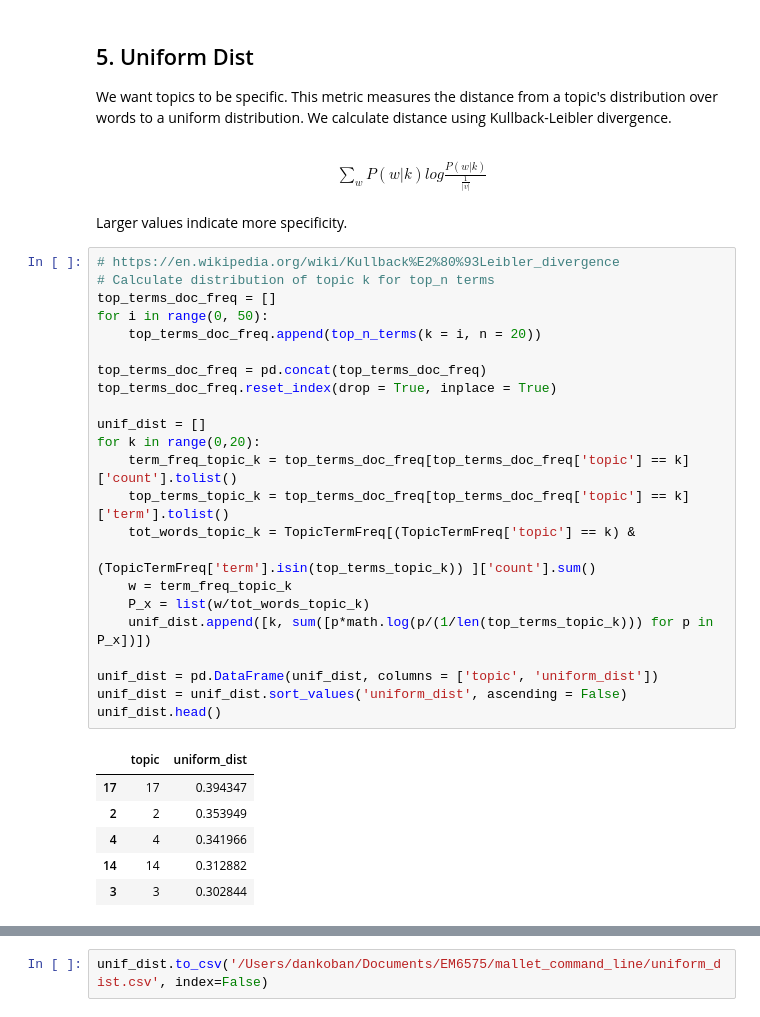
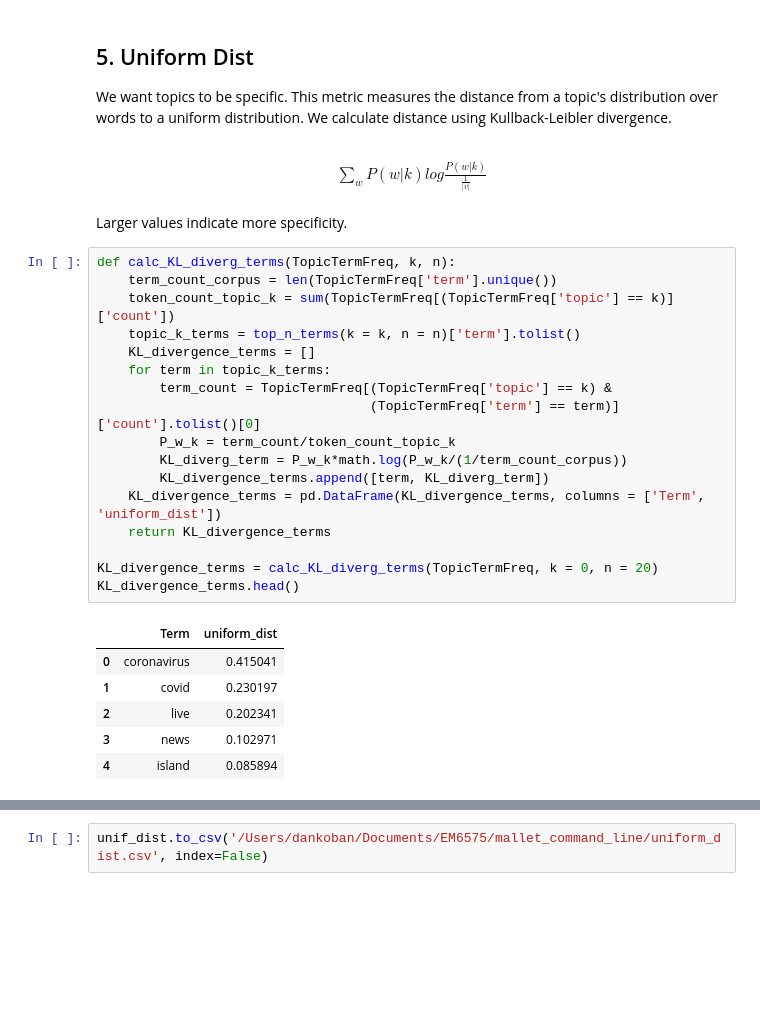
Before and after one commit to dkoban/lda_evaluation, a Jupyter notebook: model_evaluation.ipynb, the cells around one changed output, grey strips where cells are left out. Saved outputs shown, nothing was run; the diff lists cells and outputs as text; blank space fills up the shorter version.

```diff
--- a/model_evaluation.ipynb
+++ b/model_evaluation.ipynb
@@ -378,33 +378,27 @@ We want topics to be specific. This metric measures the distance from a topic's
 $\sum_wP(w|k)log\frac{P(w|k)}{\frac{1}{|v|}}$
 </center><br>
 Larger values indicate more specificity.
-# %%
-# https://en.wikipedia.org/wiki/Kullback%E2%80%93Leibler_divergence
-# Calculate distribution of topic k for top_n terms
-top_terms_doc_freq = []
-for i in range(0, 50):
-    top_terms_doc_freq.append(top_n_terms(k = i, n = 20))
-
-top_terms_doc_freq = pd.concat(top_terms_doc_freq)
-top_terms_doc_freq.reset_index(drop = True, inplace = True)
-
-unif_dist = []
-for k in range(0,20):
-    term_freq_topic_k = top_terms_doc_freq[top_terms_doc_freq['topic'] == k]['count'].tolist()
-    top_terms_topic_k = top_terms_doc_freq[top_terms_doc_freq['topic'] == k]['term'].tolist()
-    tot_words_topic_k = TopicTermFreq[(TopicTermFreq['topic'] == k) &
-                                      (TopicTermFreq['term'].isin(top_terms_topic_k)) ]['count'].sum()
-    w = term_freq_topic_k
-    P_x = list(w/tot_words_topic_k)
-    unif_dist.append([k, sum([p*math.log(p/(1/len(top_terms_topic_k))) for p in P_x])])
-
-unif_dist = pd.DataFrame(unif_dist, columns = ['topic', 'uniform_dist'])
-unif_dist = unif_dist.sort_values('uniform_dist', ascending = False)
-unif_dist.head()
-# %% [output]
-|  | topic | uniform_dist |
-| 17 | 17 | 0.394347 |
-| 2 | 2 | 0.353949 |
-| 4 | 4 | 0.341966 |
-| 14 | 14 | 0.312882 |
-| 3 | 3 | 0.302844 |
+# %%
+def calc_KL_diverg_terms(TopicTermFreq, k, n):
+    term_count_corpus = len(TopicTermFreq['term'].unique())
+    token_count_topic_k = sum(TopicTermFreq[(TopicTermFreq['topic'] == k)]['count'])
+    topic_k_terms = top_n_terms(k = k, n = n)['term'].tolist()
+    KL_divergence_terms = []
+    for term in topic_k_terms:
+        term_count = TopicTermFreq[(TopicTermFreq['topic'] == k) &
+                                   (TopicTermFreq['term'] == term)]['count'].tolist()[0]
+        P_w_k = term_count/token_count_topic_k
+        KL_diverg_term = P_w_k*math.log(P_w_k/(1/term_count_corpus))
+        KL_divergence_terms.append([term, KL_diverg_term])
+    KL_divergence_terms = pd.DataFrame(KL_divergence_terms, columns = ['Term', 'uniform_dist'])
+    return KL_divergence_terms
+
+KL_divergence_terms = calc_KL_diverg_terms(TopicTermFreq, k = 0, n = 20)
+KL_divergence_terms.head()
+# %% [output]
+|  | Term | uniform_dist |
+| 0 | coronavirus | 0.415041 |
+| 1 | covid | 0.230197 |
+| 2 | live | 0.202341 |
+| 3 | news | 0.102971 |
+| 4 | island | 0.085894 |
```
Also changed, not shown: parts of 8 cells of this notebook.
